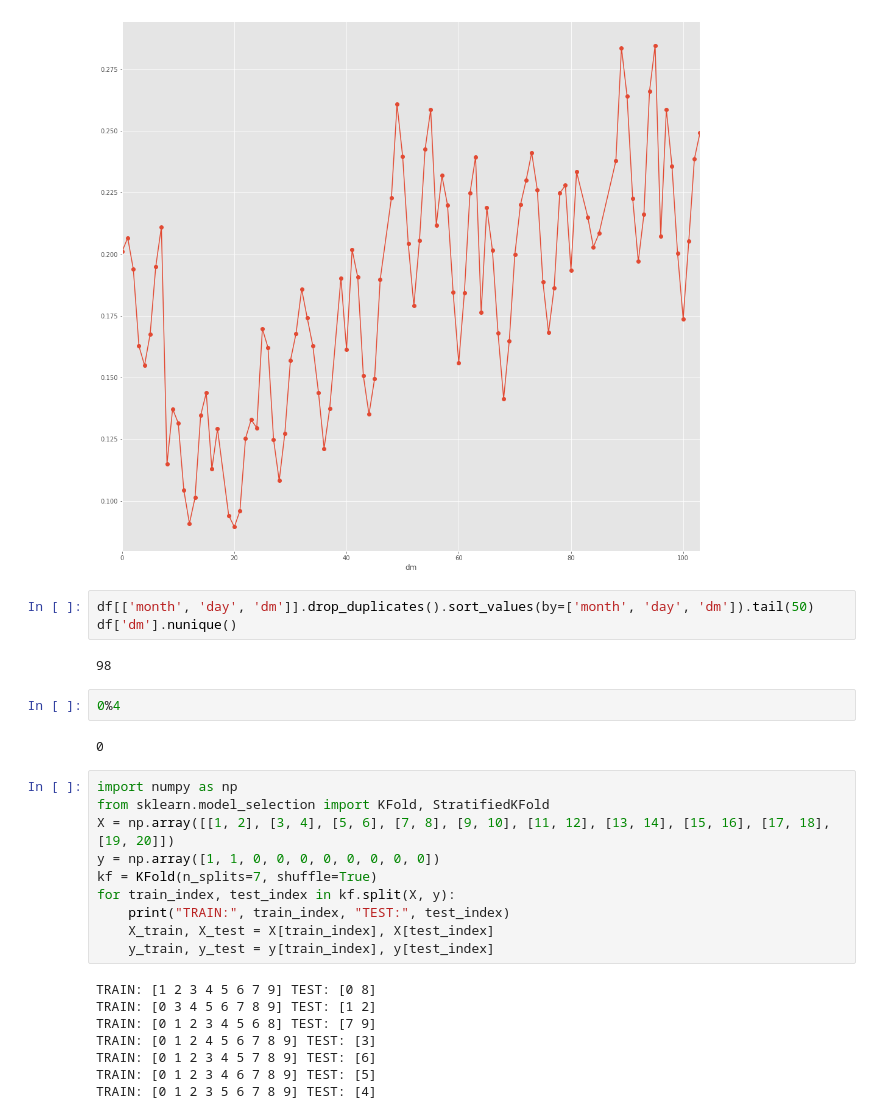
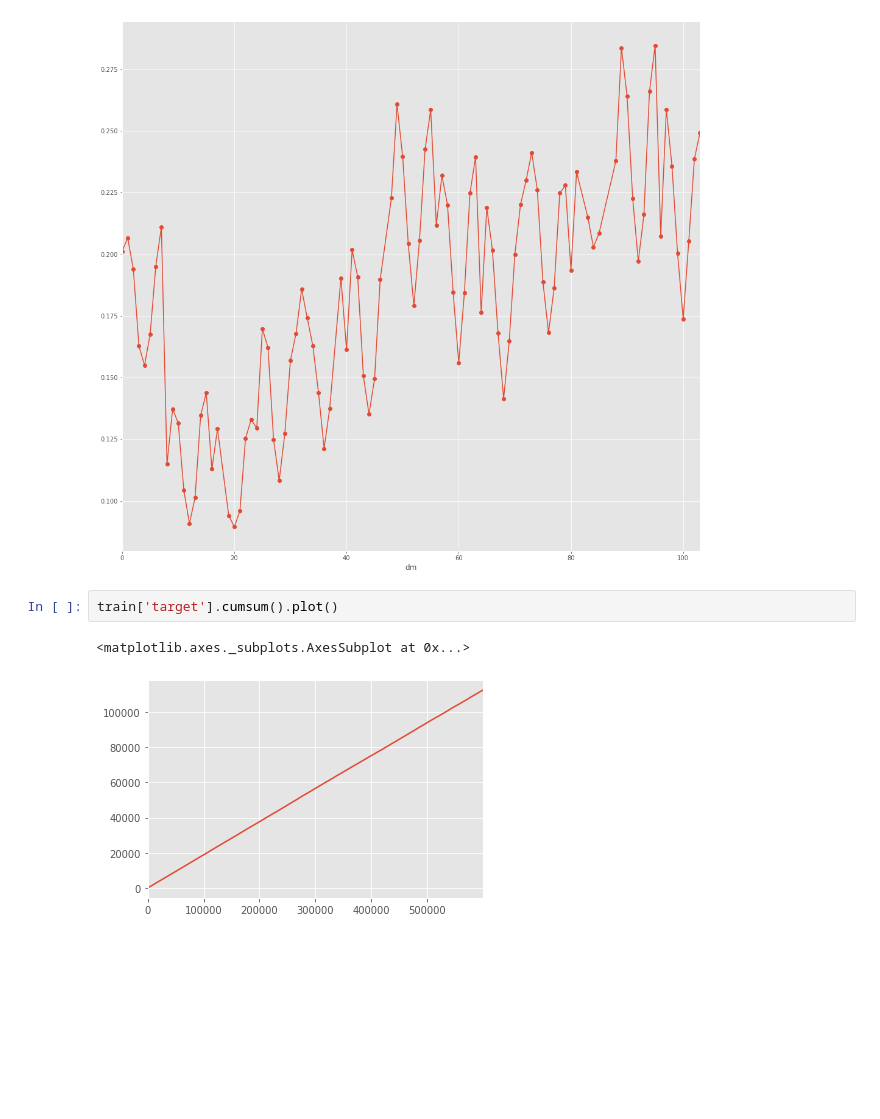
Before and after one commit to viktorsapozhok/cafeen, a Jupyter notebook: notebooks/1_simple_eda.ipynb, the cells around one changed output. Drawn from its saved outputs; the diff is of its cells as text; blank space fills up the shorter version.

```diff
--- a/notebooks/1_simple_eda.ipynb
+++ b/notebooks/1_simple_eda.ipynb
@@ -151,30 +151,8 @@ train.groupby('dm')['target'].mean().plot(marker='o')
 # %% [output]
 <matplotlib.axes._subplots.AxesSubplot at 0x...>
 [figure]
-# %%
-df[['month', 'day', 'dm']].drop_duplicates().sort_values(by=['month', 'day', 'dm']).tail(50)
-df['dm'].nunique()
-# %% [output]
-98
-# %%
-0%4
-# %% [output]
-0
-# %%
-import numpy as np
-from sklearn.model_selection import KFold, StratifiedKFold
-X = np.array([[1, 2], [3, 4], [5, 6], [7, 8], [9, 10], [11, 12], [13, 14], [15, 16], [17, 18], [19, 20]])
-y = np.array([1, 1, 0, 0, 0, 0, 0, 0, 0, 0])
-kf = KFold(n_splits=7, shuffle=True)
-for train_index, test_index in kf.split(X, y):
-    print("TRAIN:", train_index, "TEST:", test_index)
-    X_train, X_test = X[train_index], X[test_index]
-    y_train, y_test = y[train_index], y[test_index]
-# %% [output]
-TRAIN: [1 2 3 4 5 6 7 9] TEST: [0 8]
-TRAIN: [0 3 4 5 6 7 8 9] TEST: [1 2]
-TRAIN: [0 1 2 3 4 5 6 8] TEST: [7 9]
-TRAIN: [0 1 2 4 5 6 7 8 9] TEST: [3]
-TRAIN: [0 1 2 3 4 5 7 8 9] TEST: [6]
-TRAIN: [0 1 2 3 4 6 7 8 9] TEST: [5]
-TRAIN: [0 1 2 3 5 6 7 8 9] TEST: [4]
+# %%
+train['target'].cumsum().plot()
+# %% [output]
+<matplotlib.axes._subplots.AxesSubplot at 0x...>
+[figure, added]
```
Also changed, not shown: 3 other files.
